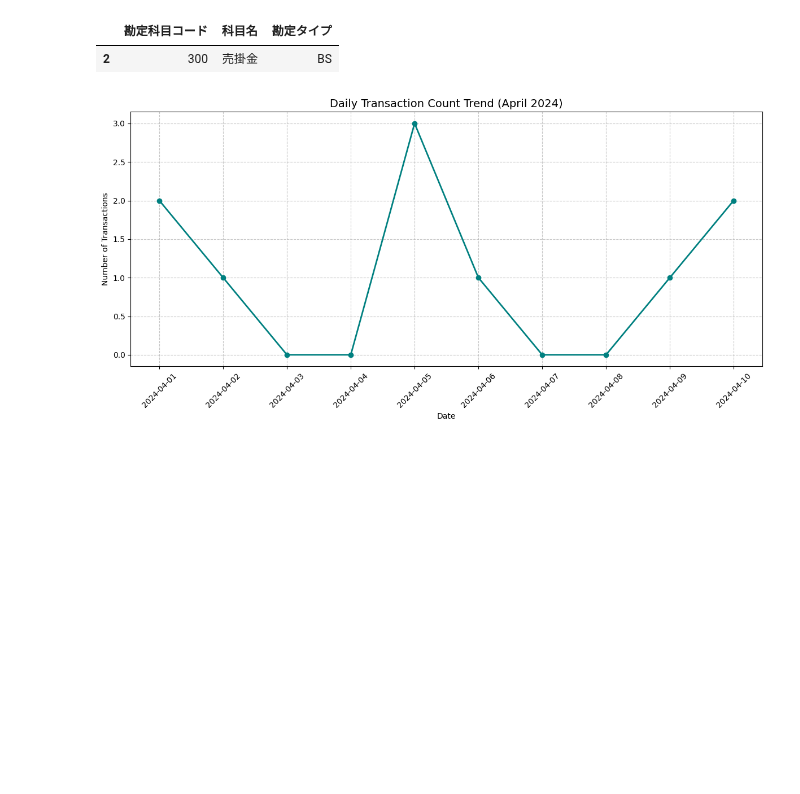
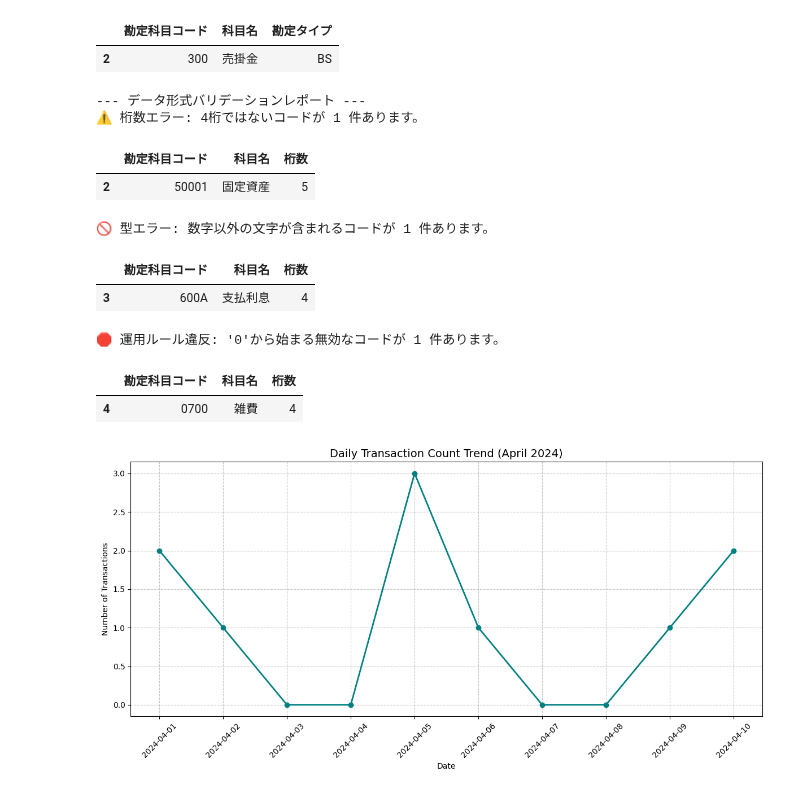
Before and after one commit to Koji-Accounting-Tech/D365-Finance-Data-Validator, a Jupyter notebook: D365_Data_Processing.ipynb, the cells around one changed output. Saved outputs shown, nothing was run; the diff lists cells and outputs as text; code cells hidden in the pictures; blank space fills up the shorter version.

```diff
--- a/D365_Data_Processing.ipynb
+++ b/D365_Data_Processing.ipynb
@@ -77,6 +77,54 @@ else:
 🚫 業務ルール違反: BS科目で税区分が未設定の重大なエラーが 1 件あります。
 |  | 勘定科目コード | 科目名 | 勘定タイプ |
 | 2 | 300 | 売掛金 | BS |
+# %%
+import pandas as pd
+
+# 1. 形式が不適切なマスタデータ（模擬データ）
+# ※ 5001 (5桁でNG), 600A (文字混入でNG), 0700 (0開始でNG)
+master_raw = {
+    '勘定科目コード': ['1000', '2000', '50001', '600A', '0700'],
+    '科目名': ['現金', '普通預金', '固定資産', '支払利息', '雑費']
+}
+df_master = pd.DataFrame(master_raw)
+
+# 2. 形式チェックロジック
+# 2-1. 桁数チェック (4桁以外を抽出)
+df_master['桁数'] = df_master['勘定科目コード'].str.len()
+invalid_length = df_master[df_master['桁数'] != 4]
+
+# 2-2. 数字のみチェック (数字以外が含まれるものを抽出)
+# isdigit() を使って判定
+invalid_type = df_master[~df_master['勘定科目コード'].str.isdigit()]
+
+# 2-3. 先頭文字チェック (0から始まるものを抽出)
+invalid_start = df_master[df_master['勘定科目コード'].str.startswith('0')]
+
+# 3. レポート出力
+print("--- データ形式バリデーションレポート ---")
+
+if len(invalid_length) > 0:
+    print(f"⚠️ 桁数エラー: 4桁ではないコードが {len(invalid_length)} 件あります。")
+    display(invalid_length)
+
+if len(invalid_type) > 0:
+    print(f"🚫 型エラー: 数字以外の文字が含まれるコードが {len(invalid_type)} 件あります。")
+    display(invalid_type)
+
+if len(invalid_start) > 0:
+    print(f"🛑 運用ルール違反: '0'から始まる無効なコードが {len(invalid_start)} 件あります。")
+    display(invalid_start)
+# %% [output]
+--- データ形式バリデーションレポート ---
+⚠️ 桁数エラー: 4桁ではないコードが 1 件あります。
+|  | 勘定科目コード | 科目名 | 桁数 |
+| 2 | 50001 | 固定資産 | 5 |
+🚫 型エラー: 数字以外の文字が含まれるコードが 1 件あります。
+|  | 勘定科目コード | 科目名 | 桁数 |
+| 3 | 600A | 支払利息 | 4 |
+🛑 運用ルール違反: '0'から始まる無効なコードが 1 件あります。
+|  | 勘定科目コード | 科目名 | 桁数 |
+| 4 | 0700 | 雑費 | 4 |
 # %%
 import pandas as pd
 import matplotlib.pyplot as plt
```
